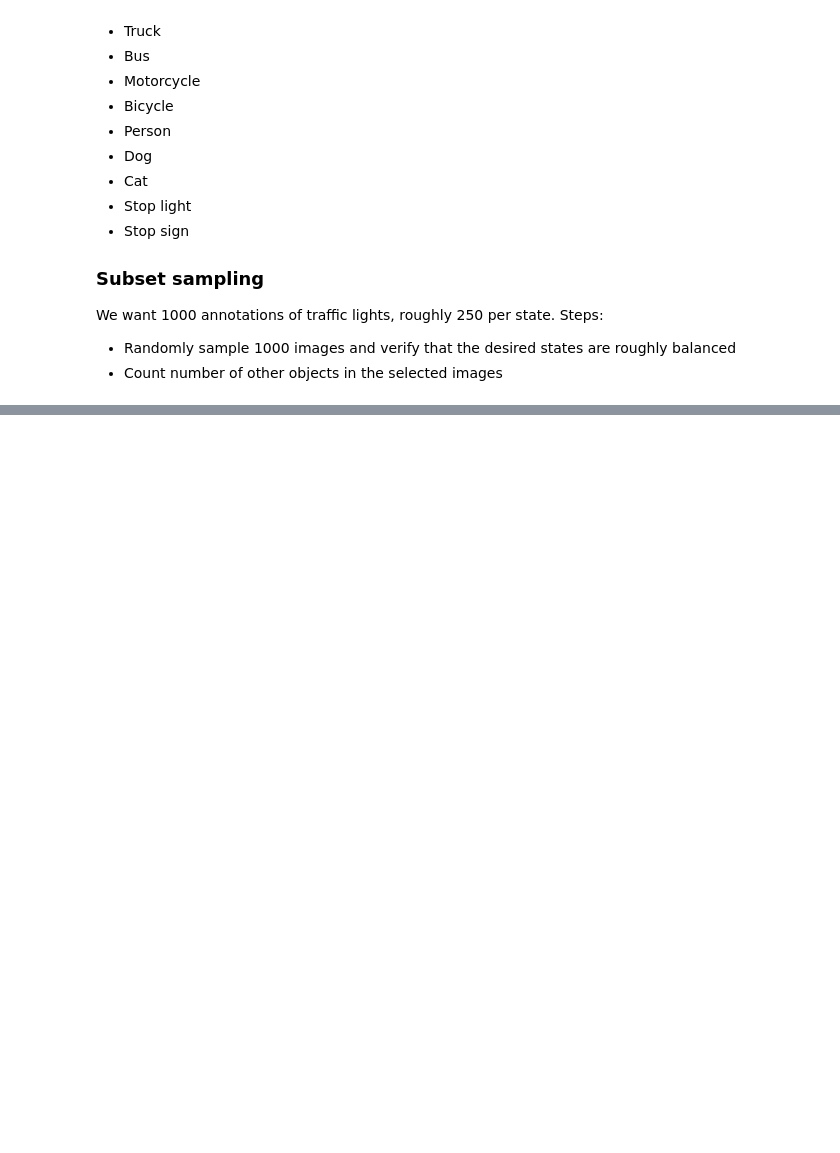
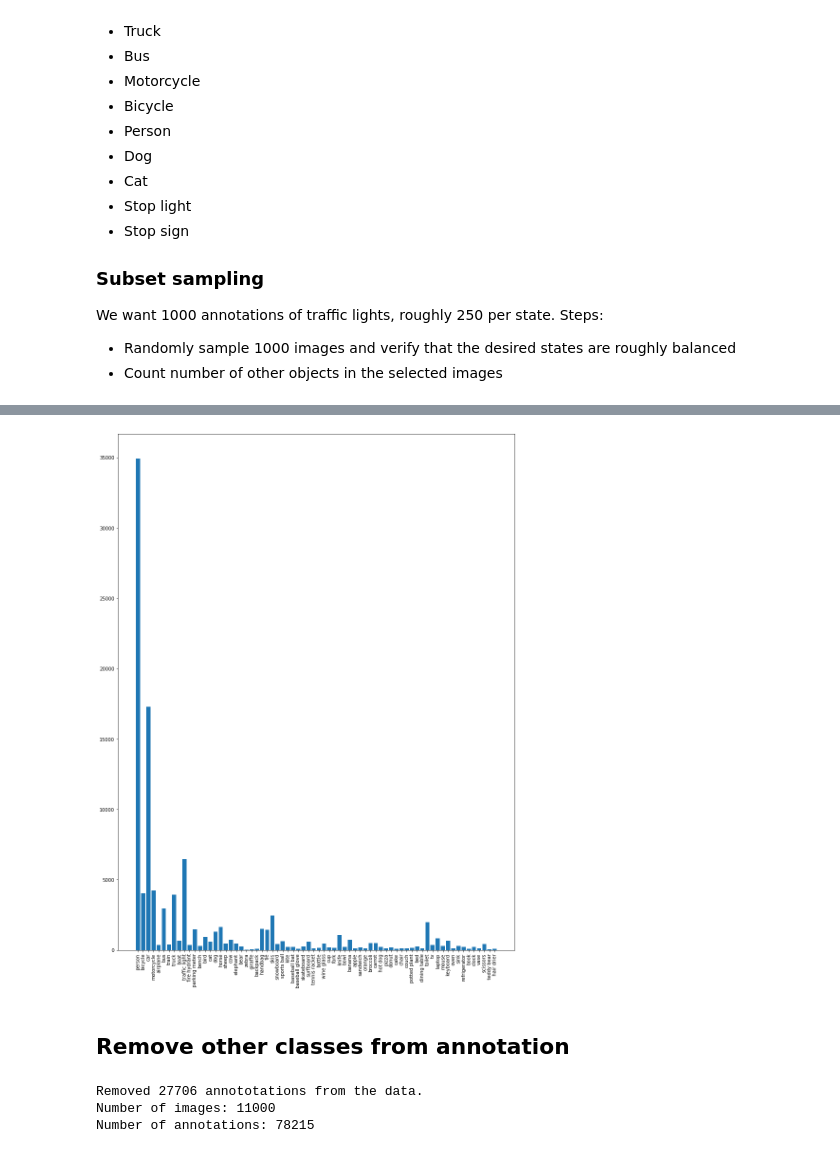
Before and after one commit to cocodataset/cocoapi, a Jupyter notebook: PythonAPI/selectImages.ipynb, the cells around one changed output, grey strips where cells are left out. Saved outputs shown, nothing was run; the diff lists cells and outputs as text; code cells hidden in the pictures; blank space fills up the shorter version.

```diff
--- a/PythonAPI/selectImages.ipynb
+++ b/PythonAPI/selectImages.ipynb
@@ -93,0 +142,34 @@ Number of images: 1
+# %%
+classes = ['car', 'truck', 'bus', 'motorcycle', 'bicycle', 'person', 'dog', 'cat', 'stop light', 'stop sign']
+#classes = ['car', 'truck']
+random.seed(2004)
+num_samples = 1000
+
+# Initialize with traffic light class. Append other annotations.
+imgs_sampled = imgs_sampled_traffic_lights
+anns_sampled = anns_sampled_traffic_lights
+
+for cl in classes:
+    catIds = coco.getCatIds(catNms=cl);
+    imgIds_all_cl = coco.getImgIds(catIds=catIds);
+    print('Total number of images containing object {}: {}'.format(cl, len(imgIds_all_cl)))
+
+    # Sample num_samples number of images from all images with specified class
+    imgIds_sampled_cl = random.sample(imgIds_all_cl, num_samples)
+    imgs_sampled_cl = coco.loadImgs(imgIds_sampled_cl)
+
+    #imgs_sampled_other_classes[str(cl)] = imgs_sampled_cl
+
+    for l in imgs_sampled_cl:
+        imgs_sampled.append(l)
+    print('Sampled {} images containing object {}.'.format(num_samples, cl))
+
+    # Load annotations for the sampled images
+    annIds_sampled_cl = coco.getAnnIds(imgIds_sampled_cl)
+    anns_sampled_cl = coco.loadAnns(annIds_sampled_cl) # List of dictionaries for each annotation
+
+    #anns_sampled_other_classes[str(cl)] = anns_sampled_cl
+
+    for l in anns_sampled_cl:
+        anns_sampled.append(l)
+    print('Number of object instances in the {} images: {}\n----------'.format(num_samples, len(annIds_sampled_cl)))
@@ -93,0 +194,21 @@ Number of images: 1
+# %%
+# Plots everything
+plot_instances_classes(anns_sampled)
+# %% [output]
+[figure, added]
+# %% [markdown]
+## Remove other classes from annotation
+# %%
+class_names = ['traffic light', 'car', 'truck', 'bus', 'motorcycle', 'bicycle', 'person', 'dog', 'cat', 'stop light', 'stop sign']
+anns_sampled_cleaned = []
+
+for ann in anns_sampled:
+    if ann['category_id'] in coco.getCatIds(catNms=class_names):
+        anns_sampled_cleaned.append(ann)
+
+print('Removed {} annototations from the data.\nNumber of images: {}\nNumber of annotations: {}'.format(len(anns_sampled)-len(anns_sampled_cleaned),
+len(imgs_sampled), len(anns_sampled_cleaned)))
+# %% [output]
+Removed 27706 annototations from the data.
+Number of images: 11000
+Number of annotations: 78215
```
Also changed, not shown: parts of 18 cells of this notebook.
